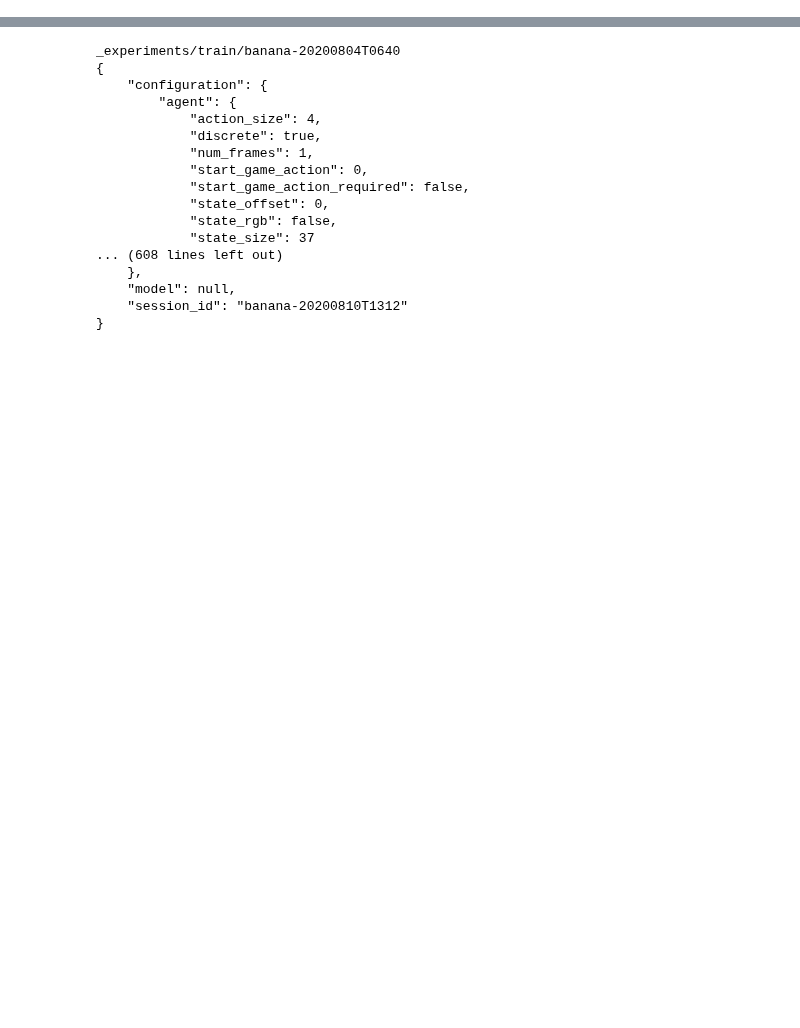
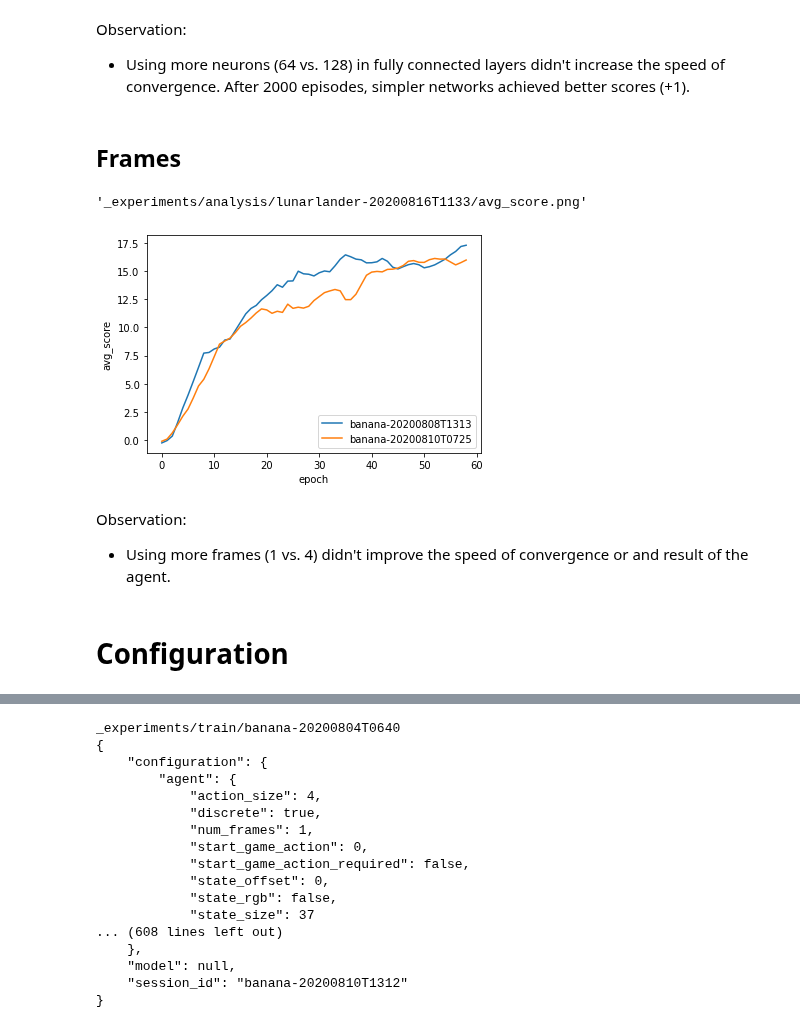
Before and after one commit to miharothl/und-drl-navigation, a Jupyter notebook: analysis.ipynb, the cells around one changed output, grey strips where cells are left out. Saved outputs shown, nothing was run; the diff lists cells and outputs as text; code cells hidden in the pictures; blank space fills up the shorter version.

```diff
--- a/analysis.ipynb
+++ b/analysis.ipynb
@@ -18,3 +67,23 @@ analyzer = Analyzer(config, environment.get_session_id())
+# %% [markdown]
+Observation:
+* Using more neurons (64 vs. 128) in fully connected layers didn't increase the speed of convergence. After 2000 episodes, simpler networks achieved better scores (+1).
+# %% [markdown]
+## Frames
+# %%
+experiments = [
+    '_experiments/train/banana-20200808T1313', # double  - eps 0.995 - hidden_layers 64,64   - num_frames 1
+    '_experiments/train/banana-20200810T0725', # double  - eps 0.995 - hidden_layers 64,64   - num_frames 4
+]
+
+analyzer.compare_train_epoch_cols(experiments, 'avg_score', False)
+# %% [output]
+'_experiments/analysis/lunarlander-20200816T1133/avg_score.png'
+[figure, added]
+# %% [markdown]
+Observation:
+* Using more frames (1 vs. 4) didn't improve the speed of convergence or and result of the agent.
+# %% [markdown]
+# Configuration
 # %%
 experiments = [
     '_experiments/train/banana-20200804T0640', # double  - eps 0.995 - hidden_layers 64,64   - num_frames 1
```
Also changed, not shown: parts of 19 cells of this notebook, 2 other files.
